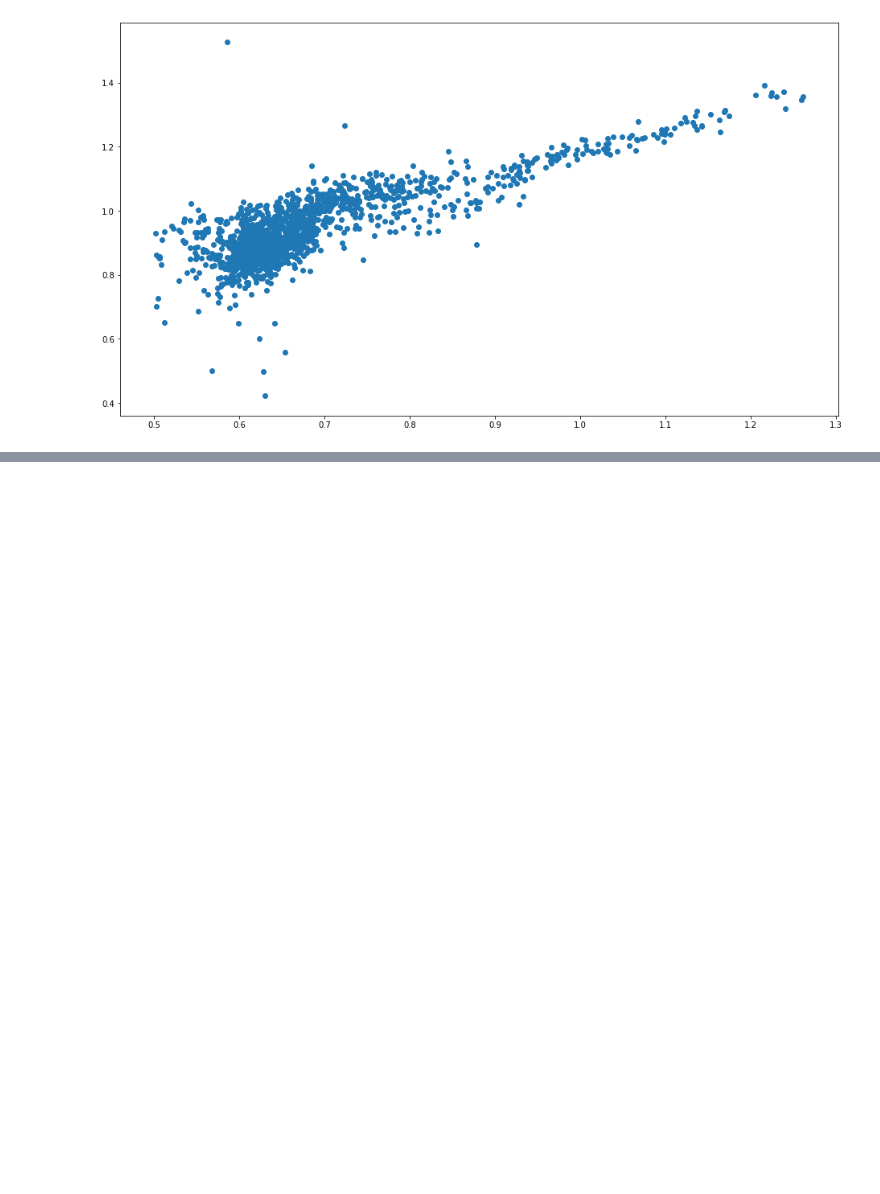
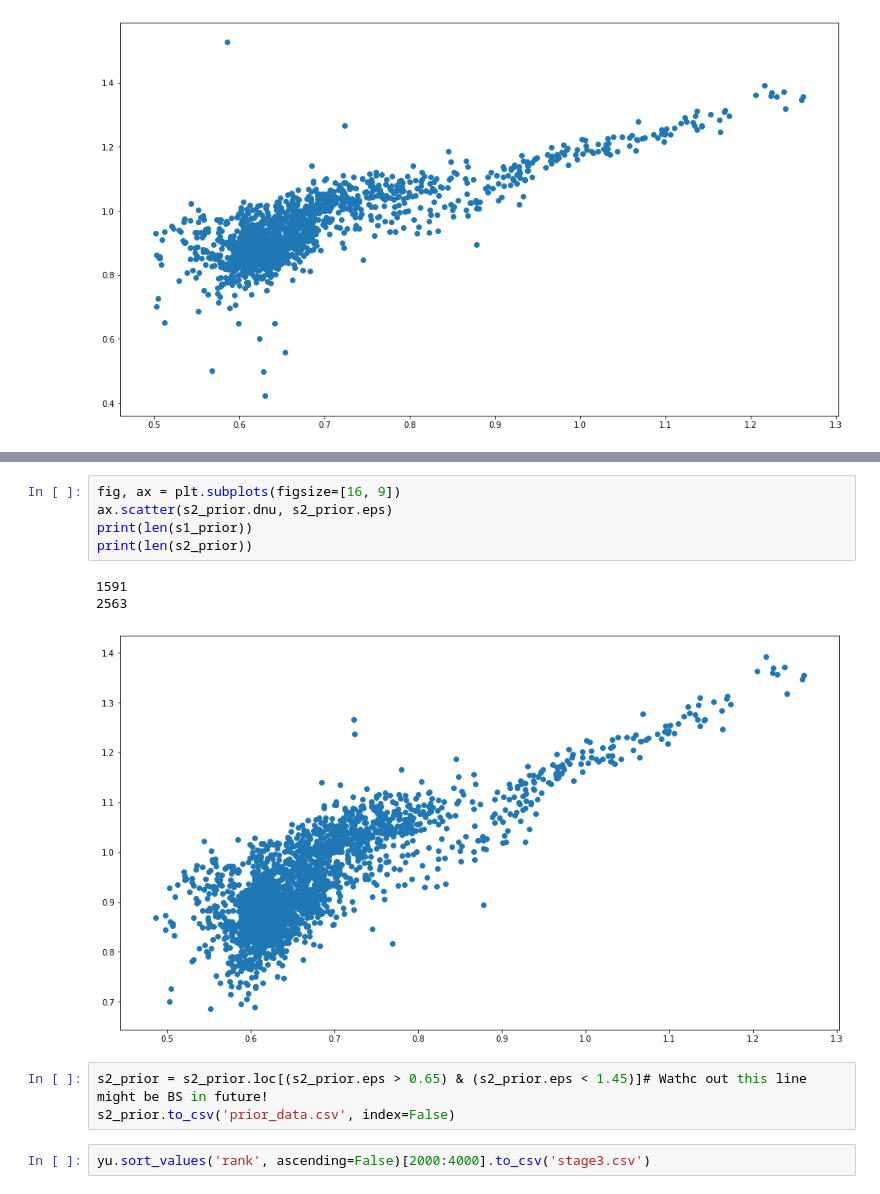
Before and after one commit to grd349/PBjam, a Jupyter notebook: pbjam/data/AddInYu.ipynb, the cells around one changed output, grey strips where cells are left out. Drawn from its saved outputs; the diff is of its cells as text; blank space fills up the shorter version.

```diff
--- a/pbjam/data/AddInYu.ipynb
+++ b/pbjam/data/AddInYu.ipynb
@@ -159,0 +226,14 @@ ax.scatter(s1_prior.dnu, s1_prior.eps)
+# %%
+fig, ax = plt.subplots(figsize=[16, 9])
+ax.scatter(s2_prior.dnu, s2_prior.eps)
+print(len(s1_prior))
+print(len(s2_prior))
+# %% [output]
+1591
+2563
+[figure, added]
+# %%
+s2_prior = s2_prior.loc[(s2_prior.eps > 0.65) & (s2_prior.eps < 1.45)]# Wathc out this line might be BS in future!
+s2_prior.to_csv('prior_data.csv', index=False)
+# %%
+yu.sort_values('rank', ascending=False)[2000:4000].to_csv('stage3.csv')
```
Also changed, not shown: parts of 7 cells of this notebook, 3 other files.
